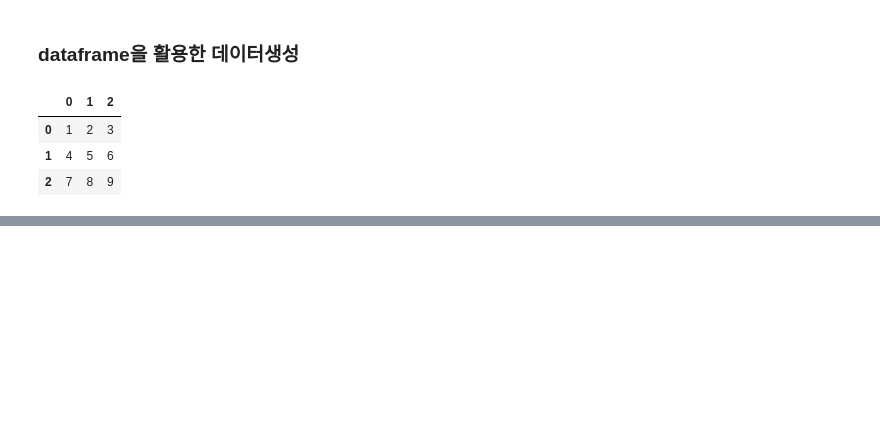
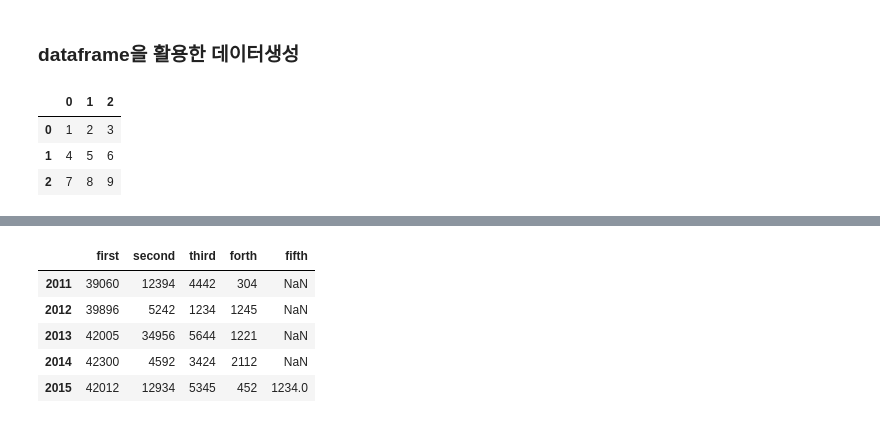
Before and after one commit to ppangh11/Practice_Python, a Jupyter notebook: Pandas연습.ipynb, the cells around one changed output, grey strips where cells are left out. Saved outputs shown, nothing was run; the diff lists cells and outputs as text; code cells hidden in the pictures; blank space fills up the shorter version.

```diff
--- a/Pandas연습.ipynb
+++ b/Pandas연습.ipynb
@@ -102,0 +286,9 @@ df
+# %%
+df_ktx.head()
+# %% [output]
+|  | first | second | third | forth | fifth |
+| 2011 | 39060 | 12394 | 4442 | 304 | NaN |
+| 2012 | 39896 | 5242 | 1234 | 1245 | NaN |
+| 2013 | 42005 | 34956 | 5644 | 1221 | NaN |
+| 2014 | 42300 | 4592 | 3424 | 2112 | NaN |
+| 2015 | 42012 | 12934 | 5345 | 452 | 1234.0 |
```
Also changed, not shown: parts of 31 cells of this notebook.
